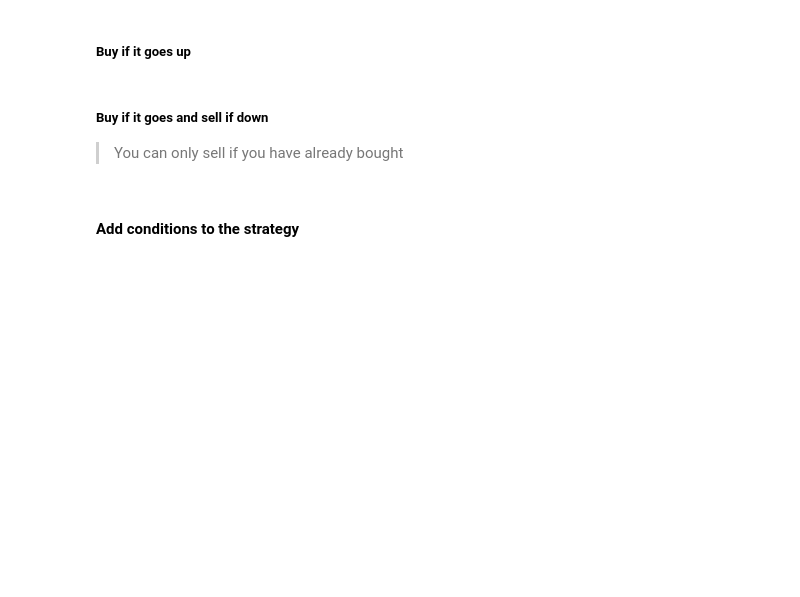
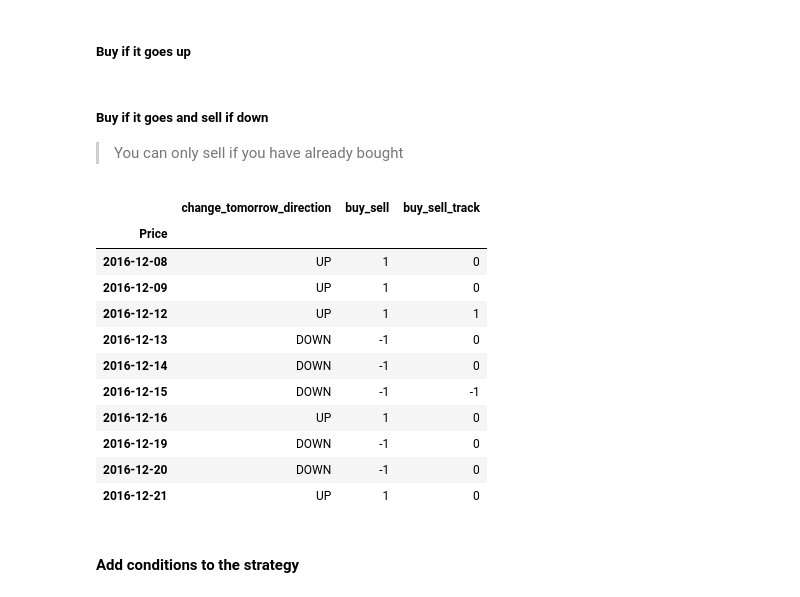
Before and after one commit to rniggebrugge/python-training, a Jupyter notebook: notebooks-course/03A_Backtesting ML Classification-Based.ipynb, the cells around one changed output. Saved outputs shown, nothing was run; the diff lists cells and outputs as text; code cells hidden in the pictures; blank space fills up the shorter version.

```diff
--- a/notebooks-course/03A_Backtesting ML Classification-Based.ipynb
+++ b/notebooks-course/03A_Backtesting ML Classification-Based.ipynb
@@ -55,5 +109,42 @@ class ???(Strategy):
 ##### Buy if it goes and sell if down
 
 > You can only sell if you have already bought
+# %%
+list_buy_sell = []
+already_bought = False
+series_up = 0
+series_down = 0
+
+for d in df.change_tomorrow_direction:
+  action = 0
+  if d=='UP':
+    series_up+=1
+    series_down=0
+    if series_up>2 and already_bought == False:
+      action = 1
+      already_bought = True
+  elif d=='DOWN':
+    series_up = 0
+    series_down+=1
+    if series_down>2 and already_bought == True:
+      action = -1
+      already_bought = False
+  list_buy_sell.append(action)
+
+df['buy_sell_track'] = list_buy_sell
+df[['change_tomorrow_direction', 'buy_sell','buy_sell_track']].head(15).tail(10)
+# %% [output]
+|  | change_tomorrow_direction | buy_sell | buy_sell_track |
+| Price |  |  |  |
+| 2016-12-08 | UP | 1 | 0 |
+| 2016-12-09 | UP | 1 | 0 |
+| 2016-12-12 | UP | 1 | 1 |
+| 2016-12-13 | DOWN | -1 | 0 |
+| 2016-12-14 | DOWN | -1 | 0 |
+| 2016-12-15 | DOWN | -1 | -1 |
+| 2016-12-16 | UP | 1 | 0 |
+| 2016-12-19 | DOWN | -1 | 0 |
+| 2016-12-20 | DOWN | -1 | 0 |
+| 2016-12-21 | UP | 1 | 0 |
 # %% [markdown]
 #### Add conditions to the strategy
```
Also changed, not shown: parts of 13 cells of this notebook, 13 other files.
